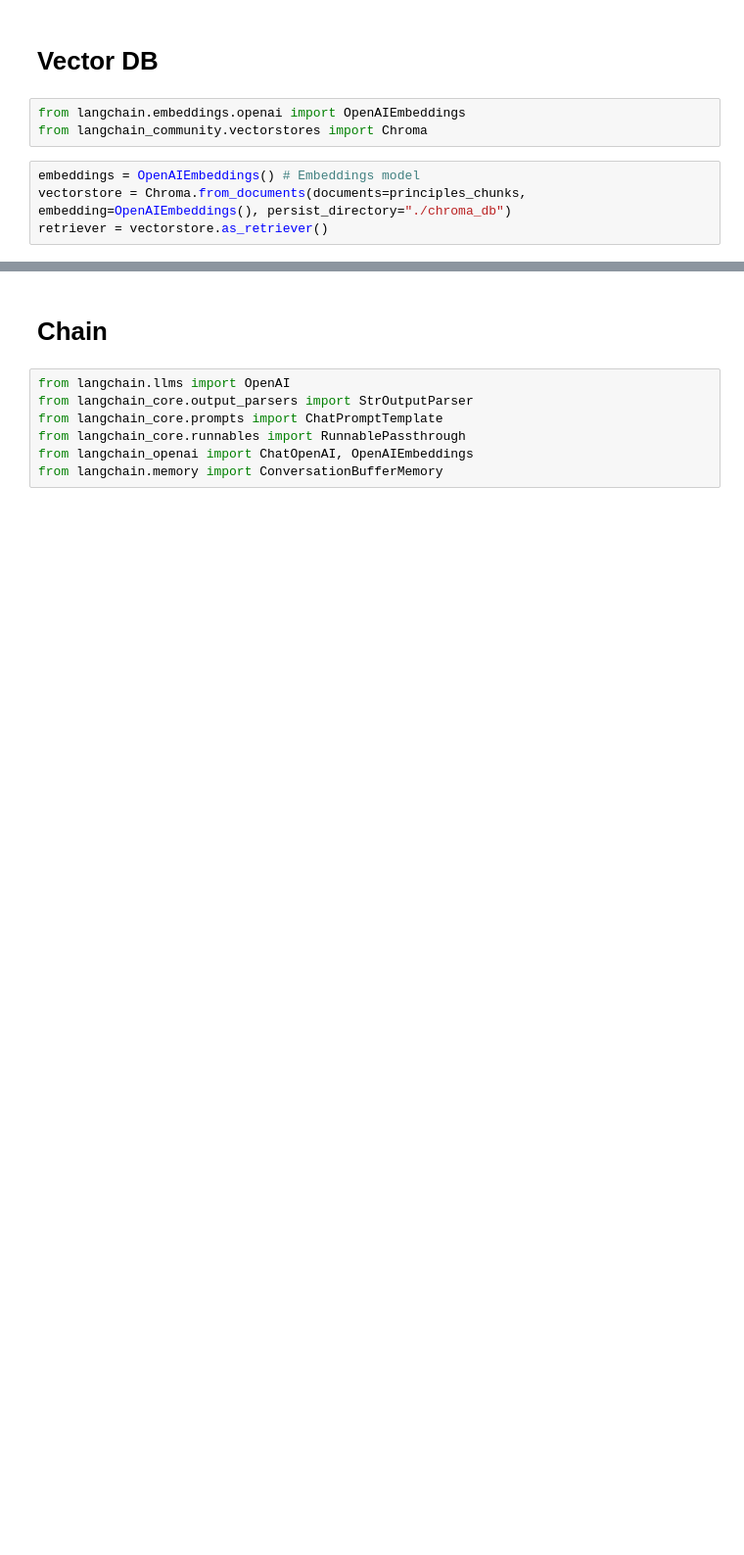
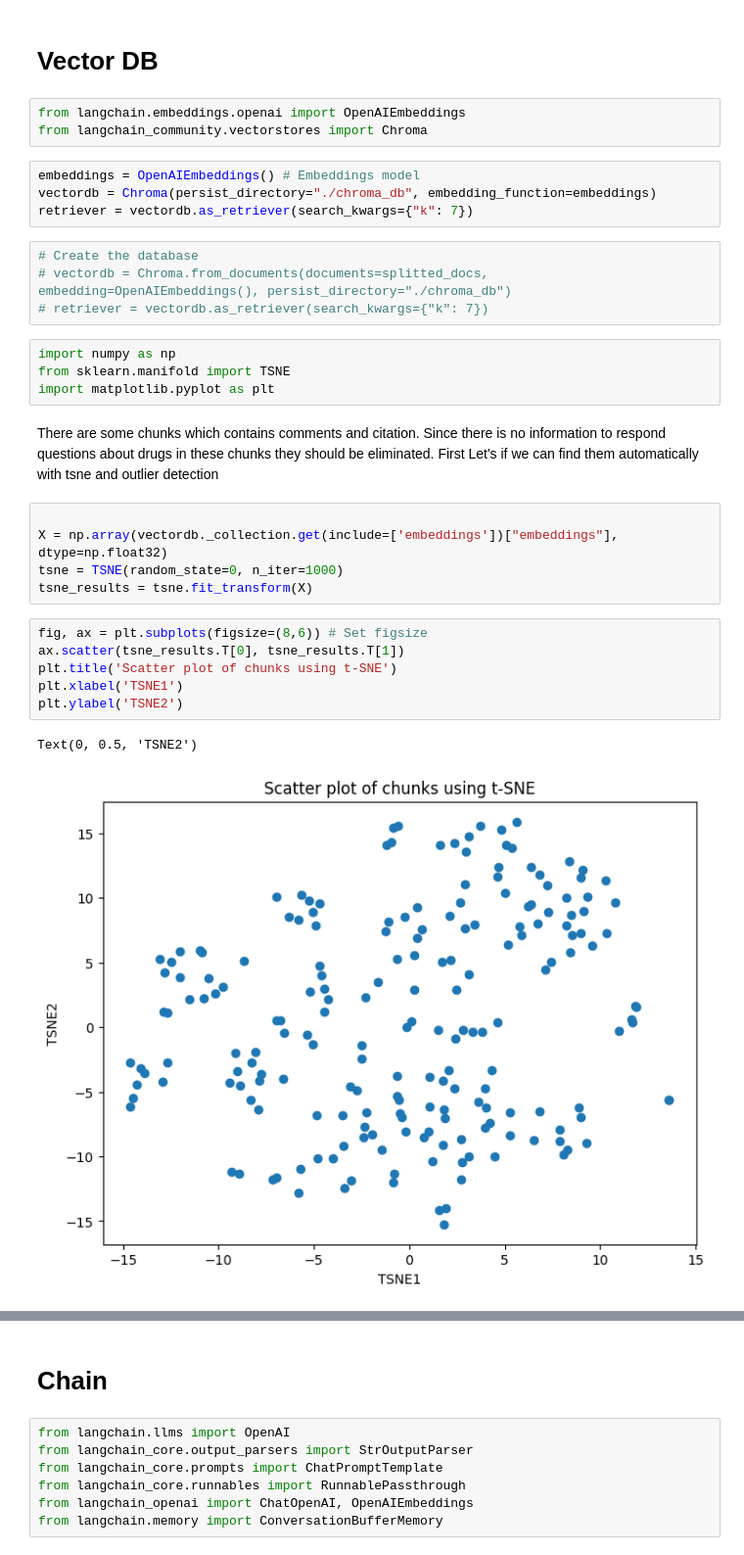
Before and after one commit to JofreFranco/harm-reduction-chatbot, a Jupyter notebook: dev.ipynb, the cells around one changed output, grey strips where cells are left out. Shown at 98% size. Drawn from its saved outputs; the diff is of its cells as text; blank space fills up the shorter version.

```diff
--- a/dev.ipynb
+++ b/dev.ipynb
@@ -65,5 +140,29 @@ from langchain.embeddings.openai import OpenAIEmbeddings
 from langchain_community.vectorstores import Chroma
 # %%
 embeddings = OpenAIEmbeddings() # Embeddings model
-vectorstore = Chroma.from_documents(documents=principles_chunks, embedding=OpenAIEmbeddings(), persist_directory="./chroma_db")
-retriever = vectorstore.as_retriever()
+vectordb = Chroma(persist_directory="./chroma_db", embedding_function=embeddings)
+retriever = vectordb.as_retriever(search_kwargs={"k": 7})
+# %%
+# Create the database
+# vectordb = Chroma.from_documents(documents=splitted_docs, embedding=OpenAIEmbeddings(), persist_directory="./chroma_db")
+# retriever = vectordb.as_retriever(search_kwargs={"k": 7})
+# %%
+import numpy as np
+from sklearn.manifold import TSNE
+import matplotlib.pyplot as plt
+# %% [markdown]
+There are some chunks which contains comments and citation. Since there is no information to respond questions about drugs in these chunks they should be eliminated. First Let's if we can find them automatically with tsne and outlier detection
+# %%
+
+X = np.array(vectordb._collection.get(include=['embeddings'])["embeddings"], dtype=np.float32)
+tsne = TSNE(random_state=0, n_iter=1000)
+tsne_results = tsne.fit_transform(X)
+# %%
+fig, ax = plt.subplots(figsize=(8,6)) # Set figsize
+ax.scatter(tsne_results.T[0], tsne_results.T[1])
+plt.title('Scatter plot of chunks using t-SNE')
+plt.xlabel('TSNE1')
+plt.ylabel('TSNE2')
+# %% [output]
+Text(0, 0.5, 'TSNE2')
+[figure, added]
```
Also changed, not shown: parts of 48 cells of this notebook, 12 other files.
